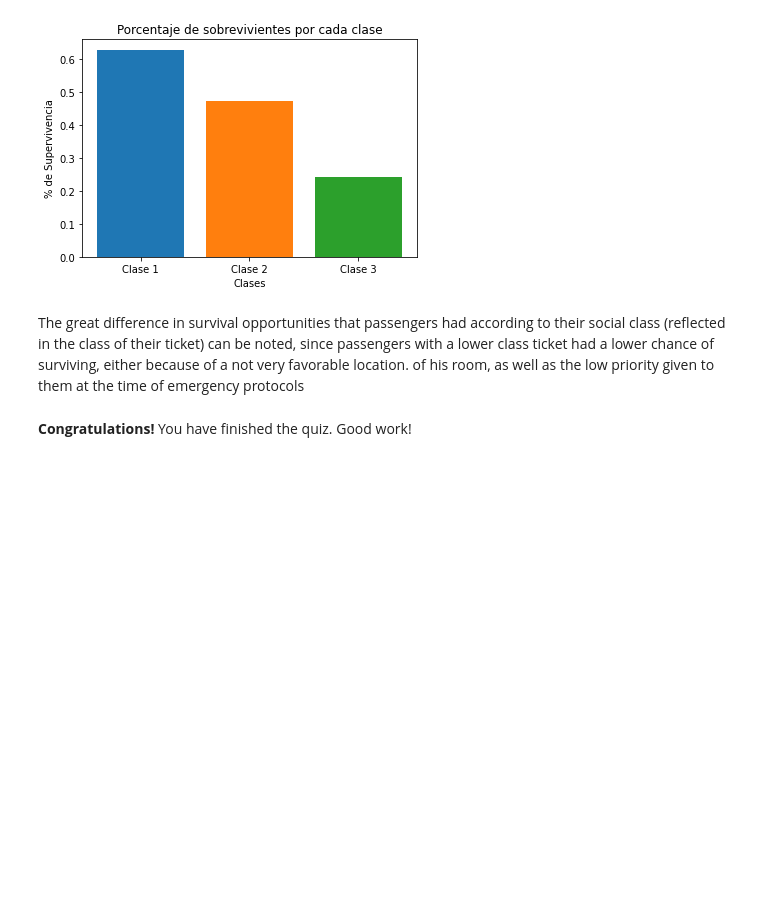
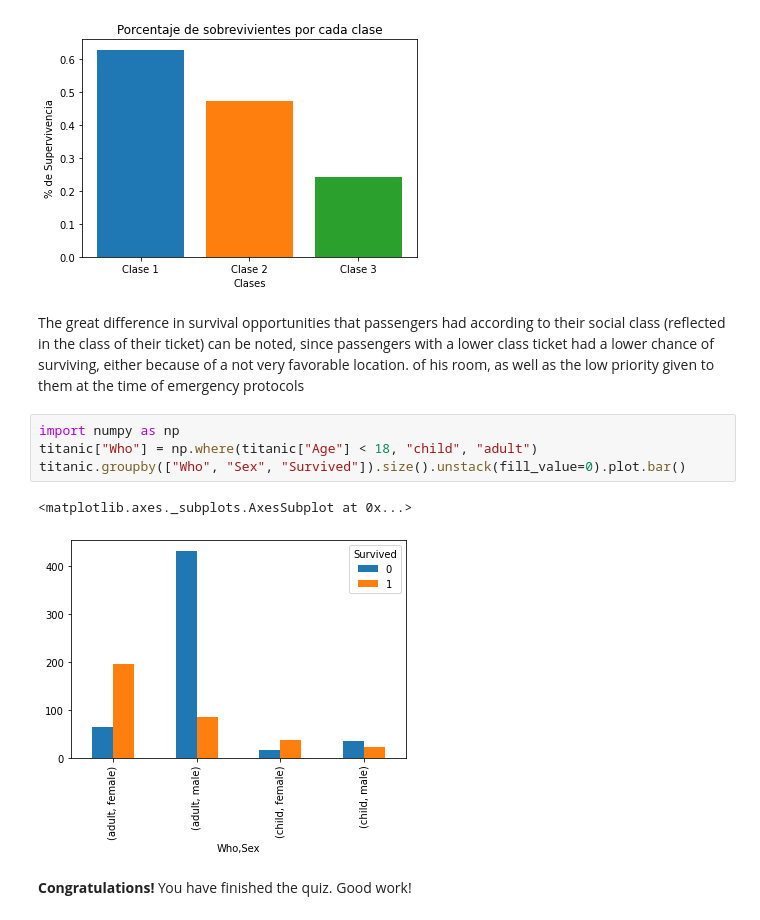
Before and after one commit to sergio-sanchezo/AlgorithmsUN2022II, a Jupyter notebook: Quiz3/sesanchezo_Quiz3.ipynb, the cells around one changed output. Cells and saved outputs as stored; diff of their text form; blank space fills up the shorter version.

```diff
--- a/Quiz3/sesanchezo_Quiz3.ipynb
+++ b/Quiz3/sesanchezo_Quiz3.ipynb
@@ -744,6 +744,13 @@ plt.show()
 [figure]
 # %% [markdown]
 The great difference in survival opportunities that passengers had according to their social class (reflected in the class of their ticket) can be noted, since passengers with a lower class ticket had a lower chance of surviving, either because of a not very favorable location. of his room, as well as the low priority given to them at the time of emergency protocols
+# %%
+import numpy as np
+titanic["Who"] = np.where(titanic["Age"] < 18, "child", "adult")
+titanic.groupby(["Who", "Sex", "Survived"]).size().unstack(fill_value=0).plot.bar()
+# %% [output]
+<matplotlib.axes._subplots.AxesSubplot at 0x...>
+[figure, added]
 # %% [markdown]
 **Congratulations!** You have finished the quiz. Good work!
 # %% [markdown]
```
